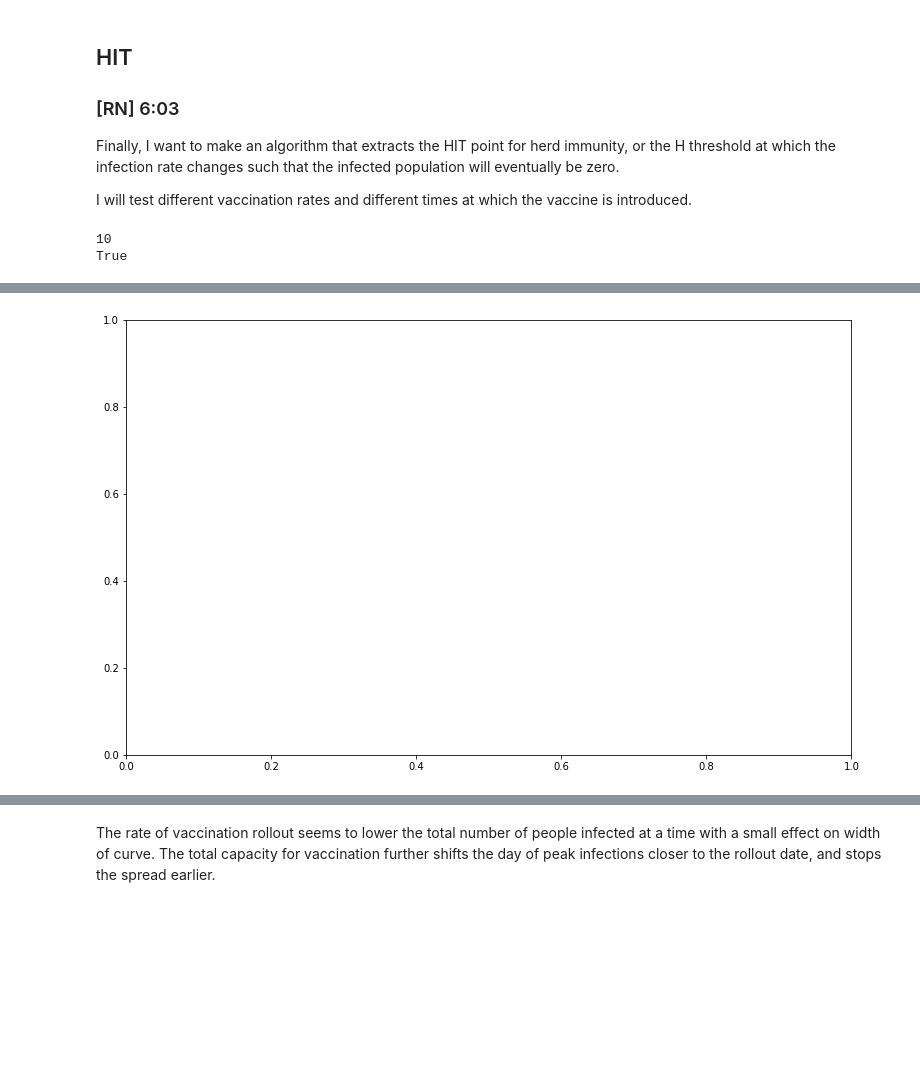
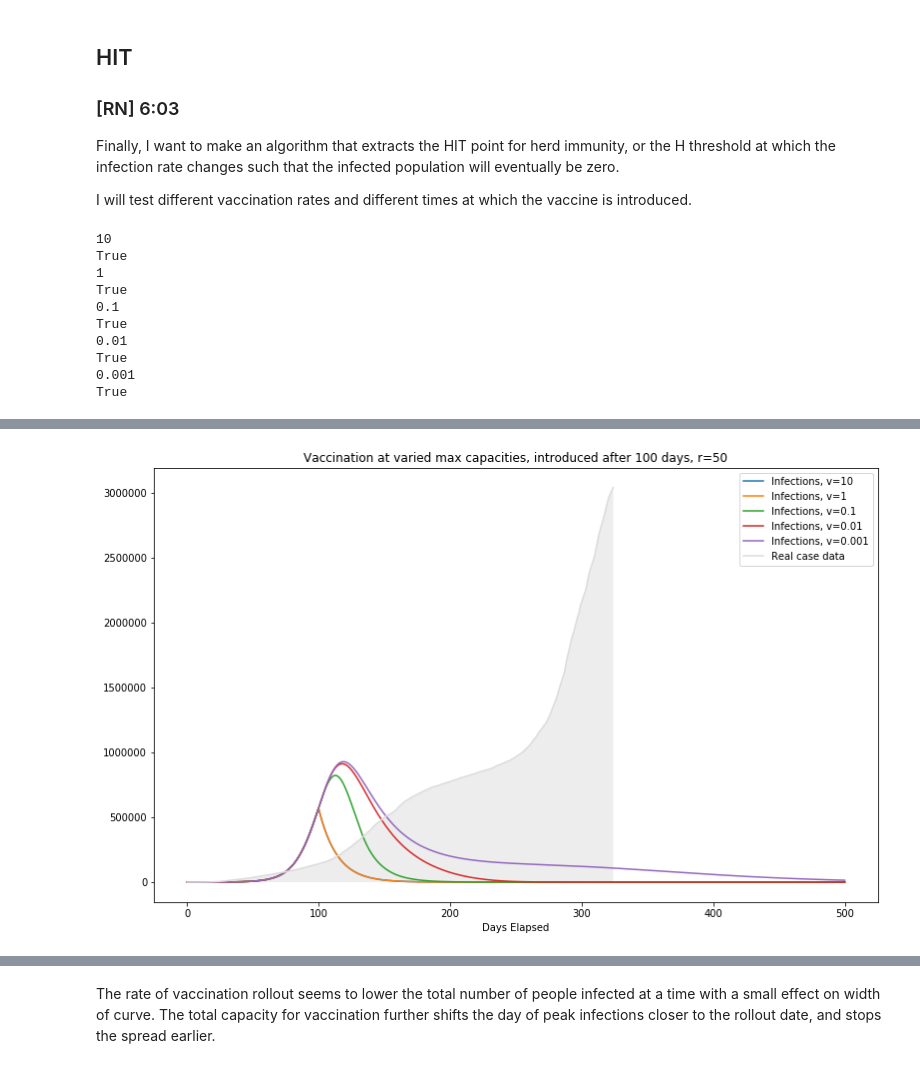
Before and after one commit to rnnisi/Phys128-CovidTracking, a Jupyter notebook: 2021021_FinishingSIRHD.ipynb, the cells around one changed output, grey strips where cells are left out. Drawn from its saved outputs; the diff is of its cells as text; code cells hidden in the pictures; blank space fills up the shorter version.

```diff
--- a/2021021_FinishingSIRHD.ipynb
+++ b/2021021_FinishingSIRHD.ipynb
@@ -558,7 +550,7 @@ for i in range(len(ISS_k)):
     for j in range(len(Fit)):
         deviation = abs(cases[j] - Fit[j])
         ChiSq = (deviation**2)*(1/cases[j]) + ChiSq
-    axs7.plot(time[:ISS[i]], Fit, label = "ISS = " + str(ISS[i]) + ", ChiSquare = " + str(ChiSq) + ", k = " + str(ISS_k[i]))
+    axs7.plot(time[:ISS[i]], Fit, label = "ISS = " + str(ISS[i]) + ", ChiSquare = " + str(round(ChiSq, 2)) + ", k = " + str(round(ISS_k[i], 2)))
 plt.legend()
 
 # Check residuals from ISS fit to data
@@ -574,7 +566,7 @@ After 12 days, the chi square really jumps up and k changes significantly. I wil
 
 I0 = cases[0]
 N = 39.5*10**6 # actual population of CA
-k = 0.15
+k = 0.17
 g = 1/14
 v = N * 0.01
 duration = 500
@@ -673,7 +665,7 @@ I will test different vaccination rates and different times at which the vaccine
 
 I0 = cases[0]
 N = 3.95*10**6 # actual population of CA
-k = 0.15
+k = 0.17
 g = 1/14
 v = [10, 1, 0.1, 0.01, 0.001]
 r = 50
@@ -704,3 +696,11 @@ plt.xlabel("Days Elapsed")
 # %% [output]
 10
 True
+1
+True
+0.1
+True
+0.01
+True
+0.001
+True
@@ -708,4 +708,4 @@ ValueError: x and y must have same first dimension, but have shapes (325,) and (
-[figure, old version]
+[figure, new version]
 # %%
 ### Test different vaccination rates
 
```
Also changed, not shown: parts of 9 cells of this notebook, 2 other files.
